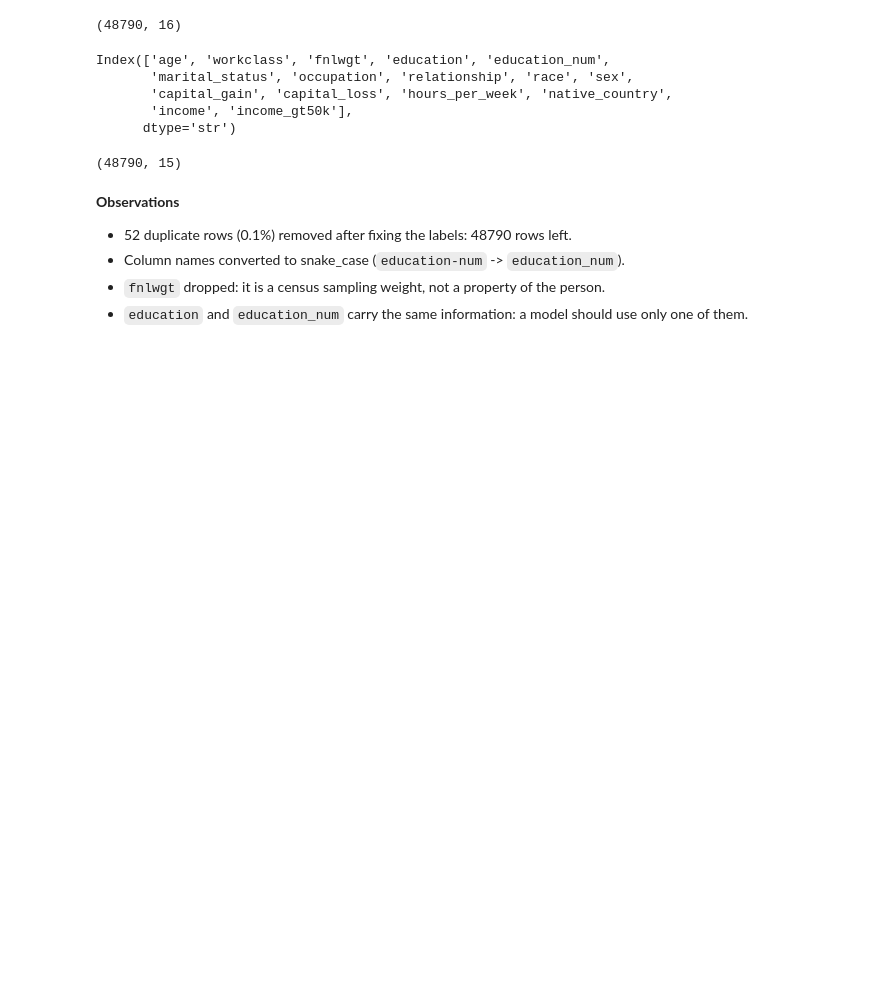
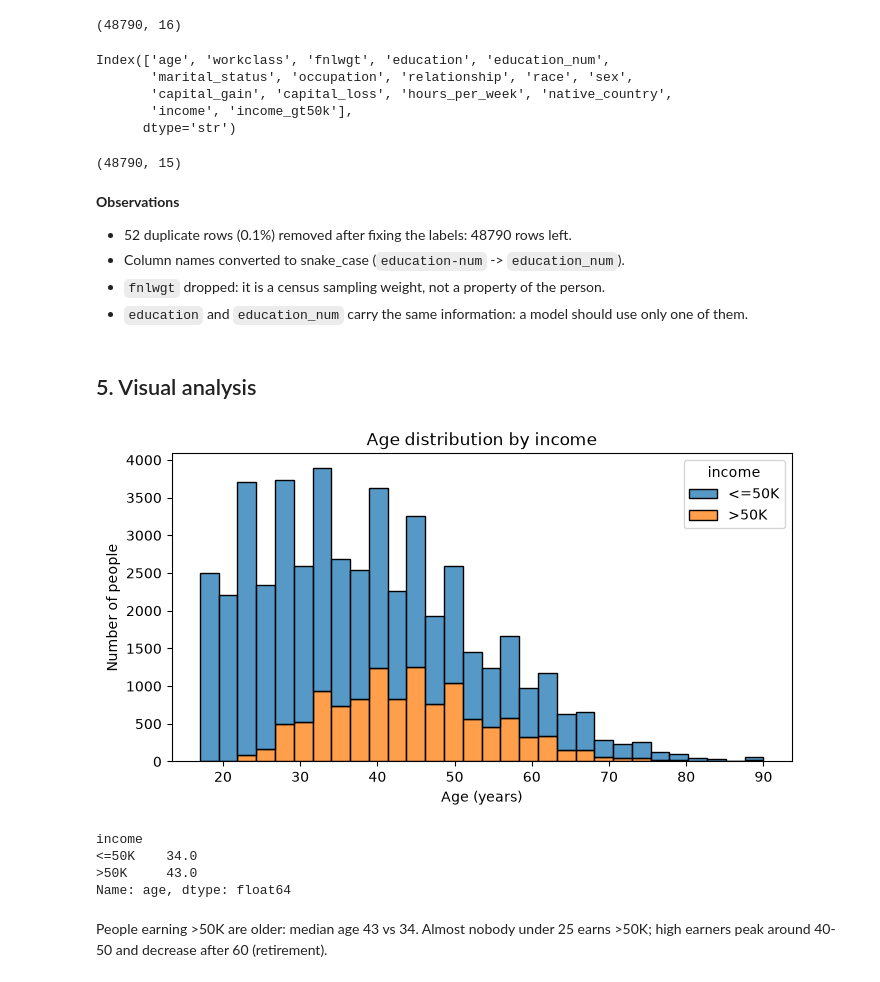
Before and after one commit to makremriahi99/ai_mlops_hands_on_exercise, a Jupyter notebook: task1/notebooks/01_eda.ipynb, the cells around one changed output. Saved outputs shown, nothing was run; the diff lists cells and outputs as text; code cells hidden in the pictures; blank space fills up the shorter version.

Commit message:
feat(task1): add age distribution by income plot

```diff
--- a/task1/notebooks/01_eda.ipynb
+++ b/task1/notebooks/01_eda.ipynb
@@ -198,3 +198,29 @@ df.shape
 - Column names converted to snake_case (`education-num` -> `education_num`).
 - `fnlwgt` dropped: it is a census sampling weight, not a property of the person.
 - `education` and `education_num` carry the same information: a model should use only one of them.
+# %% [markdown]
+## 5. Visual analysis
+# %%
+from pathlib import Path
+
+FIG_DIR = Path("../figures")
+FIG_DIR.mkdir(exist_ok=True)
+# %%
+plt.figure(figsize=(8, 4))
+sns.histplot(data=df, x="age", hue="income", bins=30, multiple="stack")
+plt.title("Age distribution by income")
+plt.xlabel("Age (years)")
+plt.ylabel("Number of people")
+plt.savefig(FIG_DIR / "fig01_age_by_income.png", dpi=120, bbox_inches="tight")
+plt.show()
+# %% [output]
+[figure, added]
+# %%
+df.groupby("income")["age"].median()
+# %% [output]
+income
+<=50K    34.0
+>50K     43.0
+Name: age, dtype: float64
+# %% [markdown]
+People earning >50K are older: median age 43 vs 34. Almost nobody under 25 earns >50K; high earners peak around 40-50 and decrease after 60 (retirement).
```
Also changed, not shown: 1 other file.
